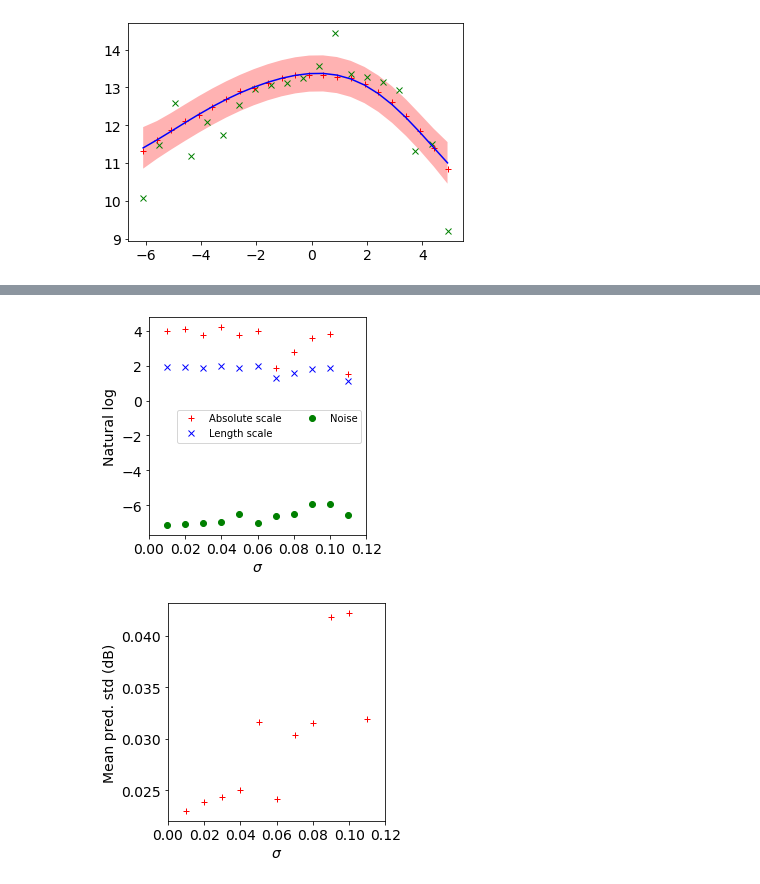
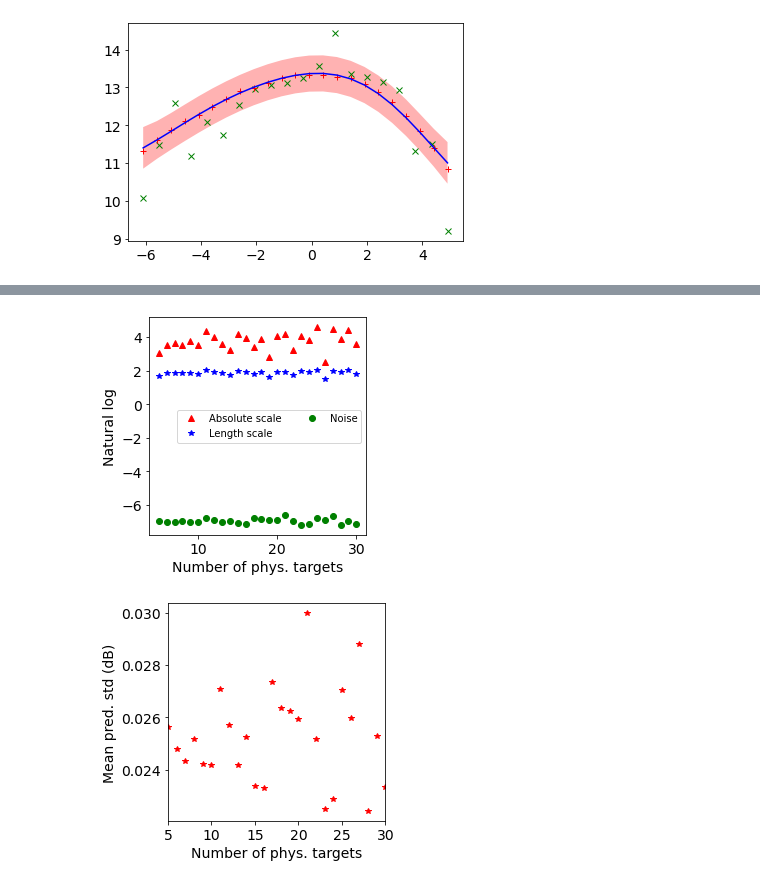
Before and after one commit to joshnevin/physics_enhanced_GPs, a Jupyter notebook: GN_model_hyperparam_exploration.ipynb, the cells around one changed output, grey strips where cells are left out. Saved outputs shown, nothing was run; the diff lists cells and outputs as text; code cells hidden in the pictures.

Commit message:
got plots for hyp exploration

```diff
--- a/GN_model_hyperparam_exploration.ipynb
+++ b/GN_model_hyperparam_exploration.ipynb
@@ -81,10 +110,11 @@ plt.show()
 # %%
-def hyp_var_sig(sig_range, pch, emp_pk, model, num_pts_phys):
+def hyp_var_sig(sig_range, pch, emp_pk, model, num_pts_phys, snr, snr_phys):
     mus = []
     ls = []
     sigs = []
     lmls = []
     pred_stds = []
+    mses = []
     for sig in sig_range:
         pch_shifted = shift_pch(pch, emp_pk)
         pch_gn_shifted, snr_phys = gen_phys_targets(model, pch_shifted, sig, num_pts_phys)
@@ -94,13 +124,15 @@ def hyp_var_sig(sig_range, pch, emp_pk, model, num_pts_phys):
         sigs.append(theta_phys[2])
         lmls.append(lml_phys)
         pred_stds.append(np.mean(pred_std))
-    return mus, ls, sigs, lmls, pred_stds
-def hyp_var_num_pts(sigma, pch, emp_pk, model, num_pts_range):
+        mses.append(calc_mse(snr, pred_mean))
+    return mus, ls, sigs, lmls, pred_stds, mses
+def hyp_var_num_pts(sigma, pch, emp_pk, model, num_pts_range, snr, snr_phys):
     mus = []
     ls = []
     sigs = []
     lmls = []
     pred_stds = []
+    mses = []
     for num_pts in num_pts_range:
         pch_shifted = shift_pch(pch, emp_pk)
         pch_gn_shifted, snr_phys = gen_phys_targets(model, pch_shifted, sigma, num_pts)
@@ -110,6 +142,9 @@ def hyp_var_num_pts(sigma, pch, emp_pk, model, num_pts_range):
         sigs.append(theta_phys[2])
         lmls.append(lml_phys)
         pred_stds.append(np.mean(pred_std))
-    return mus, ls, sigs, lmls, pred_stds
+        mses.append(calc_mse(snr, pred_mean))
+    return mus, ls, sigs, lmls, pred_stds, mses
+def calc_mse(data, y):
+    return np.mean(((data - y)**2)**0.5)
 # %%
 sig_range = np.arange(0.01, 0.12, 0.01)
@@ -121,30 +235,37 @@ lin_mls = np.exp(lmls)
+# %%
+num_pts_range = np.arange(5, 31, 1, dtype=int)
+mus_p, ls_p, sigs_p, lmls_p, pred_stds_p, mses_p = hyp_var_num_pts(0.03, pch, 1.2, phys_model, num_pts_range, snr, snr_phys)
+lin_mus = np.exp(mus)
+lin_ls = np.exp(ls)
+lin_sigs = np.exp(sigs)
+lin_mls = np.exp(lmls)
 # %%
 f, ax = plt.subplots()
-plt.plot(sig_range, mus, 'r+', label='Absolute scale')
-plt.plot(sig_range, ls, 'bx', label='Length scale')
-plt.plot(sig_range, sigs, 'go', label='Noise')
+plt.plot(num_pts_range, mus_p, 'r^', label='Absolute scale')
+plt.plot(num_pts_range, ls_p, 'b*', label='Length scale')
+plt.plot(num_pts_range, sigs_p, 'go', label='Noise')
 #plt.plot(sig_range, lmls, 'c.', label='Marginal likelihood')
 plt.legend(ncol = 2, prop={'size':10})
-plt.xlim([0, 0.12])
-plt.xticks([0, 0.02, 0.04, 0.06, 0.08, 0.1, 0.12])
-plt.xlabel("$\sigma$")
+#plt.xlim([0, 0.12])
+#plt.xticks([0, 0.02, 0.04, 0.06, 0.08, 0.1, 0.12])
+plt.xlabel("Number of phys. targets")
 plt.ylabel("Natural log")
 f.patch.set_facecolor('w')
 ax.set_aspect(1.0/ax.get_data_ratio(), adjustable='box')
-plt.savefig('figures/hyp_expl_all.pdf', dpi=200,bbox_inches='tight')
+plt.savefig('figures/hyp_expl_num_pts_all.pdf', dpi=200,bbox_inches='tight')
 plt.show()
 # %% [output]
-[figure, old version]
+[figure, new version]
 # %%
 f, ax = plt.subplots()
-plt.plot(sig_range, pred_stds, 'r+')
-plt.xlim([0, sig_range[-1]])
-plt.xticks([0, 0.02, 0.04, 0.06, 0.08, 0.1, 0.12])
-plt.xlabel("$\sigma$")
+plt.plot(num_pts_range, pred_stds_p, 'r*')
+plt.xlim([5, 30])
+plt.xticks([5, 10, 15, 20, 25, 30])
+plt.xlabel("Number of phys. targets")
 plt.ylabel("Mean pred. std (dB)")
 f.patch.set_facecolor('w')
 ax.set_aspect(1.0/ax.get_data_ratio(), adjustable='box')
-plt.savefig('figures/hyp_expl_pred_std.pdf', dpi=200,bbox_inches='tight')
+plt.savefig('figures/hyp_expl_num_pts_pred_std.pdf', dpi=200,bbox_inches='tight')
 plt.show()
 # %% [output]
-[figure, old version]
+[figure, new version]
```
Also changed, not shown: parts of 20 cells of this notebook, 2 other files.
